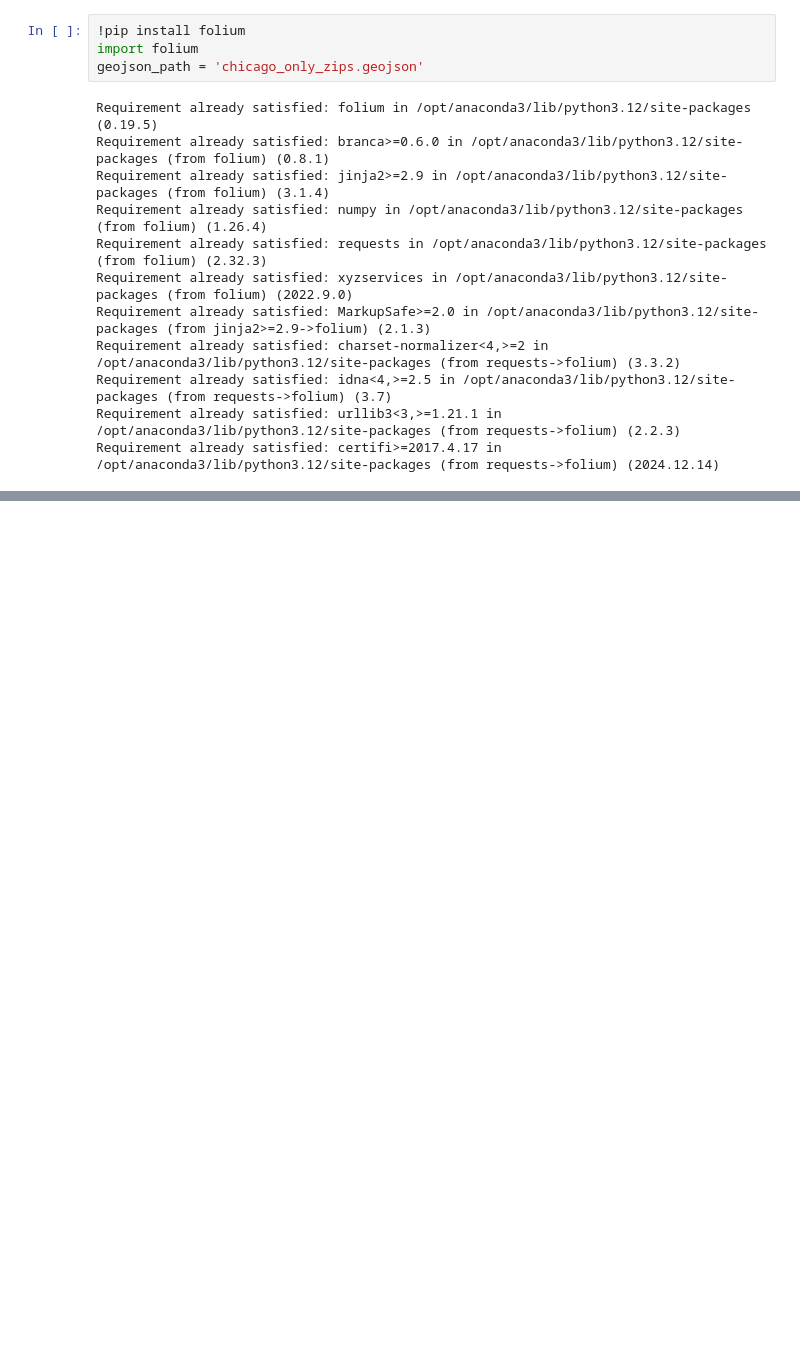
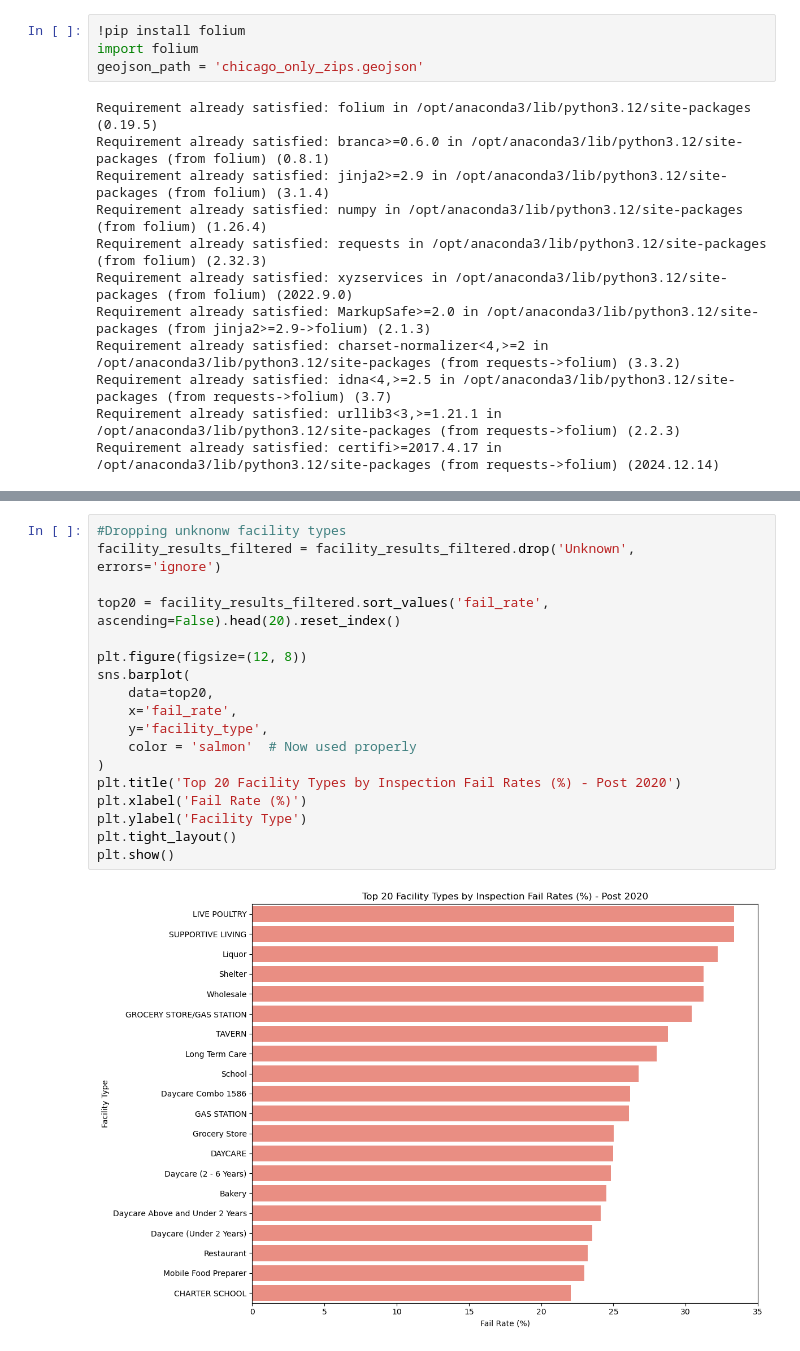
Before and after one commit to Mash2488/Chicago-Food-Inspections, a Jupyter notebook: Food_Inspection_EDA.ipynb, the cells around one changed output, grey strips where cells are left out. Cells and saved outputs as stored; diff of their text form; blank space fills up the shorter version.

```diff
--- a/Food_Inspection_EDA.ipynb
+++ b/Food_Inspection_EDA.ipynb
@@ -319,0 +415,20 @@ m
+# %%
+#Dropping unknonw facility types
+facility_results_filtered = facility_results_filtered.drop('Unknown', errors='ignore')
+
+top20 = facility_results_filtered.sort_values('fail_rate', ascending=False).head(20).reset_index()
+
+plt.figure(figsize=(12, 8))
+sns.barplot(
+    data=top20,
+    x='fail_rate',
+    y='facility_type',
+    color = 'salmon'  # Now used properly
+)
+plt.title('Top 20 Facility Types by Inspection Fail Rates (%) - Post 2020')
+plt.xlabel('Fail Rate (%)')
+plt.ylabel('Facility Type')
+plt.tight_layout()
+plt.show()
+# %% [output]
+[figure, added]
```
Also changed, not shown: parts of 42 cells of this notebook, 4 other files.
